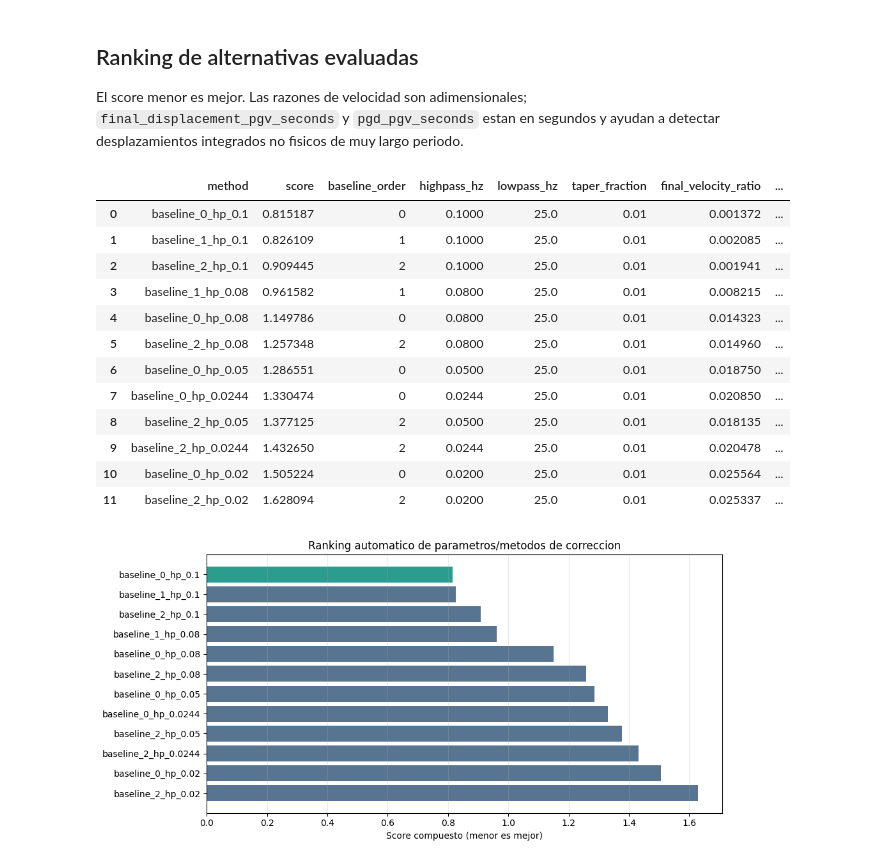
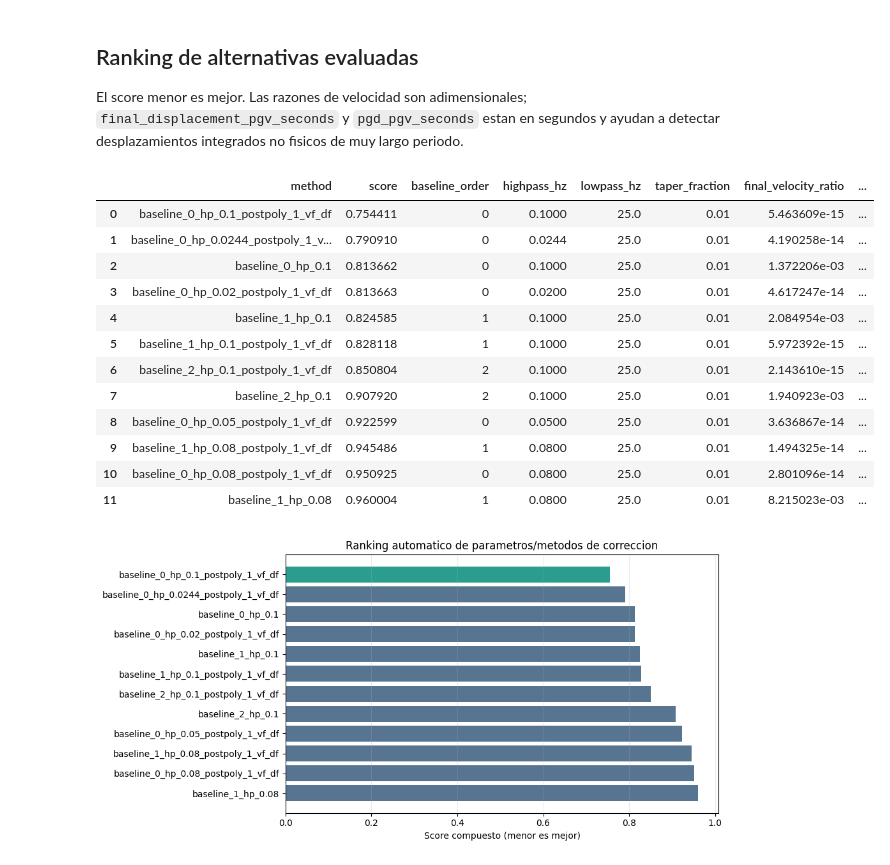
Before and after one commit to joelefrain/SignalProcessor, a Jupyter notebook: notebooks/01_correccion_senales.ipynb, the cells around one changed output. Cells and saved outputs as stored; diff of their text form; code cells hidden in the pictures.

```diff
--- a/notebooks/01_correccion_senales.ipynb
+++ b/notebooks/01_correccion_senales.ipynb
@@ -60,5 +67,19 @@ El flujo automatizado sigue el marco teorico de correccion de senales:
 # %%
-recommendation = recommend_correction_method(raw, t_min=0.05, t_max=3.0, snr_threshold=3.0)
+# Familias de filtro que entran al barrido automatico.
+# Opciones canonicas: 'butterworth', 'cheby1', 'cheby2', 'ellip', 'bessel'.
+# Tambien acepta alias: 'all'/'todas' para todas, 'chebyshev', 'chevyshev', 'elliptic', etc.
+FILTER_TYPES_RECOMMENDATION = 'butterworth'
+# Ejemplos:
+# FILTER_TYPES_RECOMMENDATION = 'bessel'
+# FILTER_TYPES_RECOMMENDATION = ['butterworth', 'bessel']
+
+recommendation = recommend_correction_method(
+    raw,
+    t_min=0.01,
+    t_max=3.0,
+    snr_threshold=3.0,
+    filter_types=FILTER_TYPES_RECOMMENDATION,
+)
 params = recommendation.parameter_suggestion
 recommended = recommendation.best
 result = recommended.result
@@ -144,38 +168,38 @@ El score menor es mejor. Las razones de velocidad son adimensionales; `final_dis
 # %%
 ranking = pd.DataFrame(recommendation.to_rows())
 ranking_view = ranking[[
     'method',
     'score',
     'baseline_order',
     'highpass_hz',
     'lowpass_hz',
     'taper_fraction',
     'final_velocity_ratio',
     'final_displacement_ratio',
-    # 'final_displacement_pgv_seconds',
-    # 'pgd_pgv_seconds',
+    'final_displacement_pgv_seconds',
+    'pgd_pgv_seconds',
     'post_event_velocity_drift_ratio',
-    # 'post_event_displacement_range_ratio',
+    'post_event_displacement_range_ratio',
     'spectral_rms_log_change',
     'pga_log_change',
     'arias_log_change',
     'cav_log_change',
 ]].head(12)
 ranking_view
 # %% [output]
 |  | method | score | baseline_order | highpass_hz | lowpass_hz | taper_fraction | final_velocity_ratio | ... |
-| 0 | baseline_0_hp_0.1 | 0.815187 | 0 | 0.1000 | 25.0 | 0.01 | 0.001372 | ... |
-| 1 | baseline_1_hp_0.1 | 0.826109 | 1 | 0.1000 | 25.0 | 0.01 | 0.002085 | ... |
-| 2 | baseline_2_hp_0.1 | 0.909445 | 2 | 0.1000 | 25.0 | 0.01 | 0.001941 | ... |
-| 3 | baseline_1_hp_0.08 | 0.961582 | 1 | 0.0800 | 25.0 | 0.01 | 0.008215 | ... |
-| 4 | baseline_0_hp_0.08 | 1.149786 | 0 | 0.0800 | 25.0 | 0.01 | 0.014323 | ... |
-| 5 | baseline_2_hp_0.08 | 1.257348 | 2 | 0.0800 | 25.0 | 0.01 | 0.014960 | ... |
-| 6 | baseline_0_hp_0.05 | 1.286551 | 0 | 0.0500 | 25.0 | 0.01 | 0.018750 | ... |
-| 7 | baseline_0_hp_0.0244 | 1.330474 | 0 | 0.0244 | 25.0 | 0.01 | 0.020850 | ... |
-| 8 | baseline_2_hp_0.05 | 1.377125 | 2 | 0.0500 | 25.0 | 0.01 | 0.018135 | ... |
-| 9 | baseline_2_hp_0.0244 | 1.432650 | 2 | 0.0244 | 25.0 | 0.01 | 0.020478 | ... |
-| 10 | baseline_0_hp_0.02 | 1.505224 | 0 | 0.0200 | 25.0 | 0.01 | 0.025564 | ... |
-| 11 | baseline_2_hp_0.02 | 1.628094 | 2 | 0.0200 | 25.0 | 0.01 | 0.025337 | ... |
+| 0 | baseline_0_hp_0.1_postpoly_1_vf_df | 0.754411 | 0 | 0.1000 | 25.0 | 0.01 | 5.463609e-15 | ... |
+| 1 | baseline_0_hp_0.0244_postpoly_1_v... | 0.790910 | 0 | 0.0244 | 25.0 | 0.01 | 4.190258e-14 | ... |
+| 2 | baseline_0_hp_0.1 | 0.813662 | 0 | 0.1000 | 25.0 | 0.01 | 1.372206e-03 | ... |
+| 3 | baseline_0_hp_0.02_postpoly_1_vf_df | 0.813663 | 0 | 0.0200 | 25.0 | 0.01 | 4.617247e-14 | ... |
+| 4 | baseline_1_hp_0.1 | 0.824585 | 1 | 0.1000 | 25.0 | 0.01 | 2.084954e-03 | ... |
+| 5 | baseline_1_hp_0.1_postpoly_1_vf_df | 0.828118 | 1 | 0.1000 | 25.0 | 0.01 | 5.972392e-15 | ... |
+| 6 | baseline_2_hp_0.1_postpoly_1_vf_df | 0.850804 | 2 | 0.1000 | 25.0 | 0.01 | 2.143610e-15 | ... |
+| 7 | baseline_2_hp_0.1 | 0.907920 | 2 | 0.1000 | 25.0 | 0.01 | 1.940923e-03 | ... |
+| 8 | baseline_0_hp_0.05_postpoly_1_vf_df | 0.922599 | 0 | 0.0500 | 25.0 | 0.01 | 3.636867e-14 | ... |
+| 9 | baseline_1_hp_0.08_postpoly_1_vf_df | 0.945486 | 1 | 0.0800 | 25.0 | 0.01 | 1.494325e-14 | ... |
+| 10 | baseline_0_hp_0.08_postpoly_1_vf_df | 0.950925 | 0 | 0.0800 | 25.0 | 0.01 | 2.801096e-14 | ... |
+| 11 | baseline_1_hp_0.08 | 0.960004 | 1 | 0.0800 | 25.0 | 0.01 | 8.215023e-03 | ... |
 # %%
 fig, ax = plt.subplots(figsize=(10, 5))
 top = ranking.head(12).iloc[::-1]
@@ -186,7 +210,7 @@ ax.set_title('Ranking automatico de parametros/metodos de correccion')
 ax.grid(axis='x', alpha=0.25)
 fig.tight_layout()
 # %% [output]
-[figure, old version]
+[figure, new version]
 # %% [markdown]
 ## Comparacion con USGS
 
```
Also changed, not shown: parts of 8 cells of this notebook, 9 other files.
